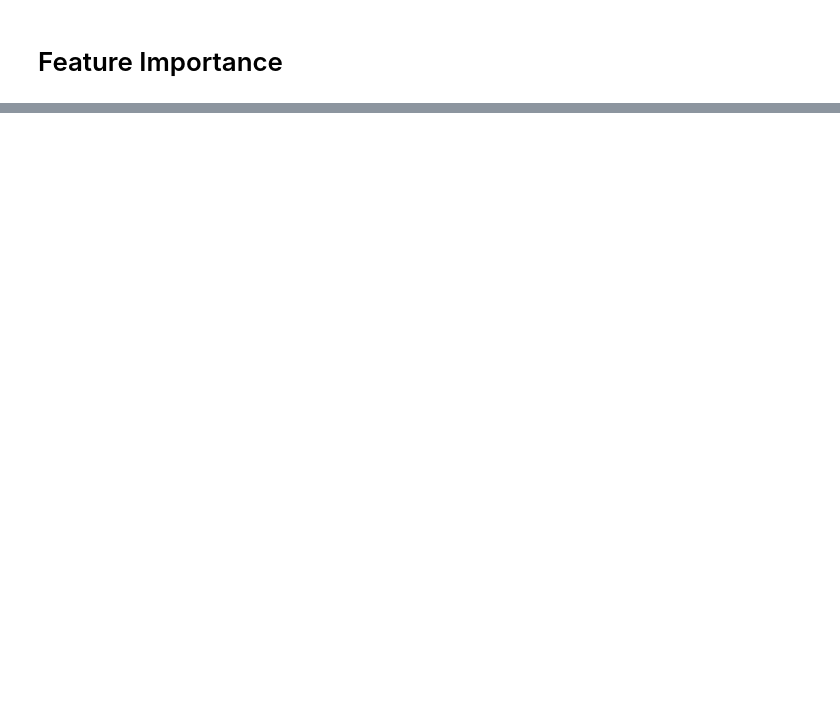
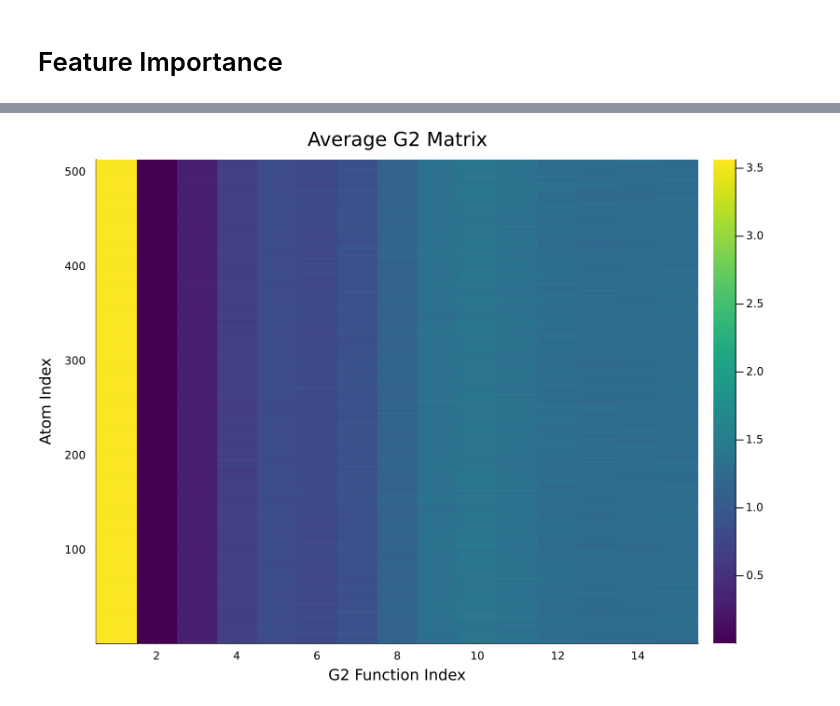
Before and after one commit to mposysoev/FeatureImportance, a Jupyter notebook: run_me.ipynb, the cells around one changed output, grey strips where cells are left out. Cells and saved outputs as stored; diff of their text form; code cells hidden in the pictures; blank space fills up the shorter version.

```diff
--- a/run_me.ipynb
+++ b/run_me.ipynb
@@ -216,0 +320,5 @@ errors_shift
+# %%
+# Визуализация результатов
+plot_g2_heatmap(avg_g2_mat)
+# %% [output]
+[figure, added]
```
Also changed, not shown: parts of 26 cells of this notebook, 5 other files.
